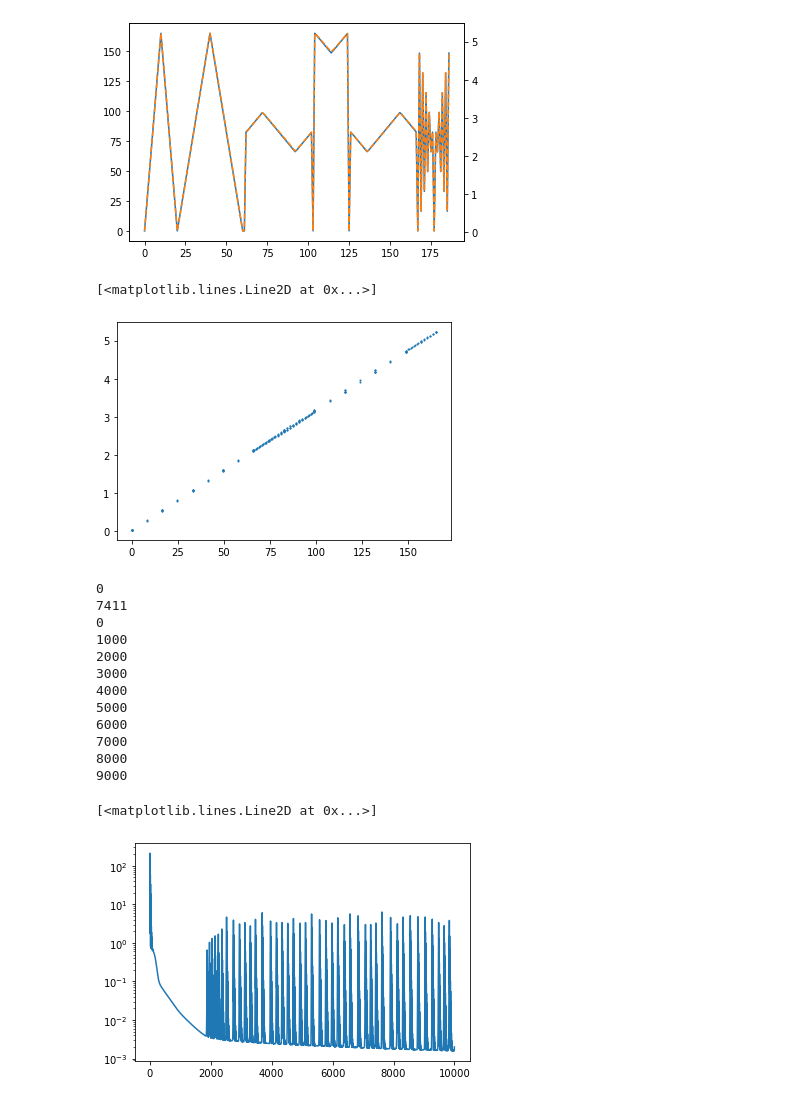
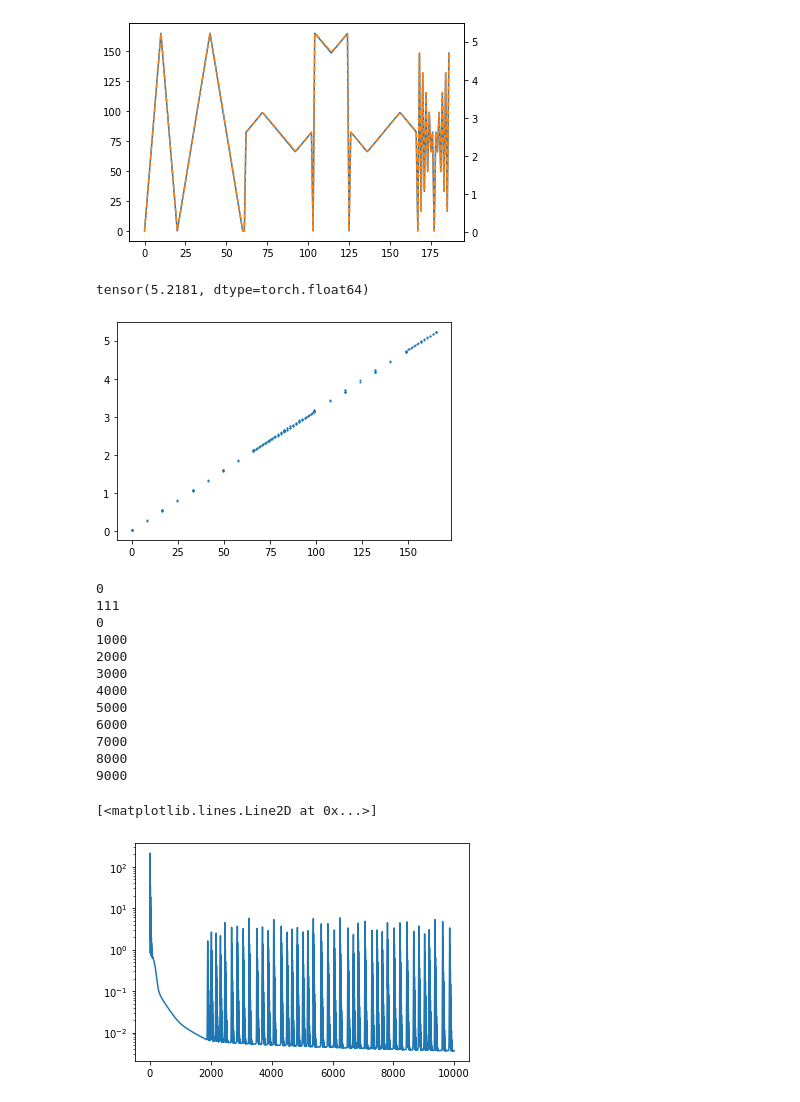
Before and after one commit to roussel-ryan/diff_hysteresis, a Jupyter notebook: fitting/slac/slac_run_all.ipynb, the cells around one changed output. Cells and saved outputs as stored; diff of their text form; code cells hidden in the pictures.

```diff
--- a/fitting/slac/slac_run_all.ipynb
+++ b/fitting/slac/slac_run_all.ipynb
@@ -47,42 +47,43 @@ axb.plot(m,'--C1')
 # %%
 fig,ax = plt.subplots()
 ax.plot(h, m,'o',ms=1)
+print(max(m))
 # %% [output]
-[<matplotlib.lines.Line2D at 0x...>]
+tensor(5.2181, dtype=torch.float64)
 [figure]
 # %%
 # fit using normal hysteresis model
 H = BaseHysteresis(
     h_train,
     m_train,
-    mesh_scale = 0.1,
+    mesh_scale = 1.0,
     fixed_domain=torch.tensor((torch.min(h), torch.max(h)))
 )
 print(len(H.mesh_points))
 # train on data
 loss_trace = train_hysteresis(
     H,
     10000,
     lr=0.01,
     atol=1e-8,
 )
 fig, ax = plt.subplots()
 ax.semilogy(loss_trace)
 # %% [output]
 0
-7411
+111
 0
 1000
 2000
 3000
 4000
 5000
 6000
 7000
 8000
 9000
 [<matplotlib.lines.Line2D at 0x...>]
-[figure, old version]
+[figure, new version]
 # %%
 fig,ax,c = plot_hysterion_density(H)
 ax.set_aspect('equal')
```
Also changed, not shown: parts of 7 cells of this notebook, 33 other files.
